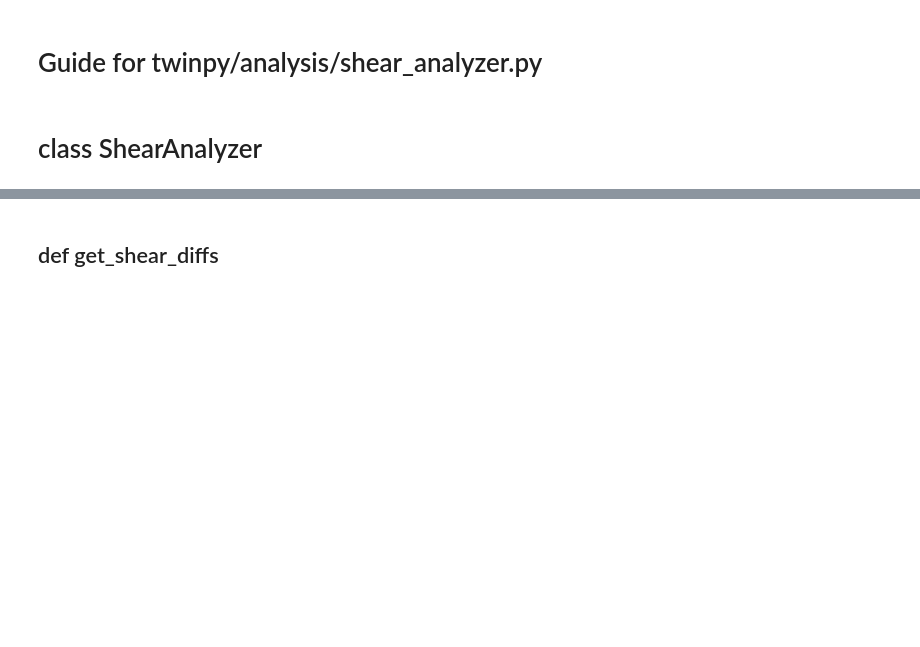
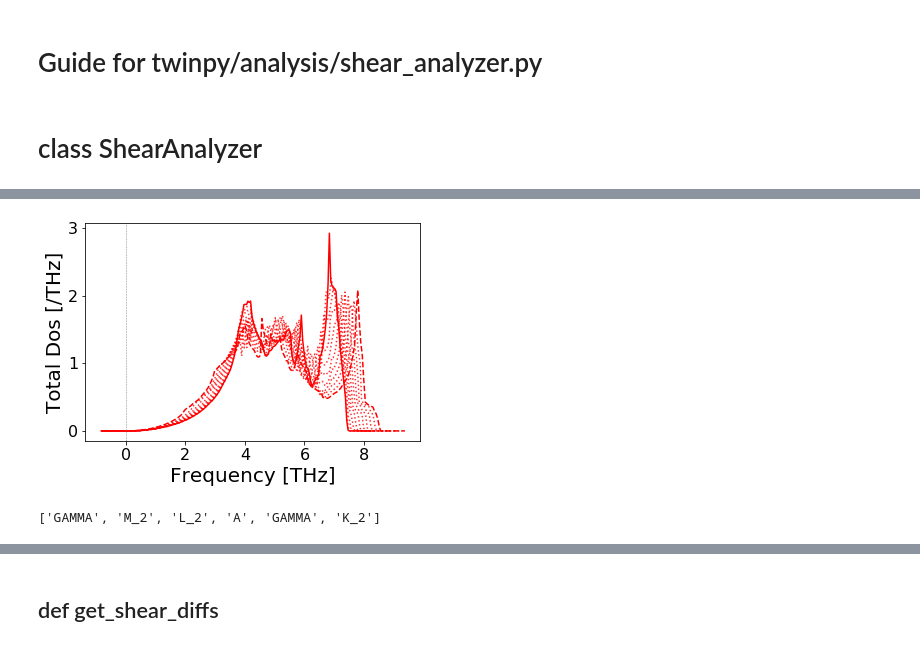
Before and after one commit to kei0822kei/twinpy, a Jupyter notebook: jupyter/analysis/shear_analyzer.ipynb, the cells around one changed output, grey strips where cells are left out. Cells and saved outputs as stored; diff of their text form; code cells hidden in the pictures; blank space fills up the shorter version.

```diff
--- a/jupyter/analysis/shear_analyzer.ipynb
+++ b/jupyter/analysis/shear_analyzer.ipynb
@@ -35,8 +39,8 @@ shear_strain_ratios = [0.00, 0.02, 0.04, 0.06, 0.08]
 # class ShearAnalyzer
 # %%
 aiida_shear = AiidaShearWorkChain(load_node(shear_pk))
-analyzer = aiida_shear.get_shear_analyzer()
-show_info(analyzer, is_class=True)
+shear_analyzer = aiida_shear.get_shear_analyzer()
+show_info(shear_analyzer, is_class=True)
 # %% [output]
 ====== START class information ======
 
@@ -55,3 +59,5 @@ show_info(analyzer, is_class=True)
  '_shear_structure': <twinpy.structure.shear.ShearStructure object at 0x...>}
 
 ======= END class information =======
+# %%
+shear_analyzer.run_mesh()
@@ -57,0 +76,10 @@ show_info(analyzer, is_class=True)
+# %%
+tdoss = shear_analyzer.get_total_doses()
+# %%
+tds = TotalDosesPlot(tdoss)
+# %%
+fig = plt.figure()
+ax = fig.add_subplot(111)
+tds.plot_total_doses(ax=ax)
+# %% [output]
+[figure, added]
@@ -57,0 +97,4 @@ show_info(analyzer, is_class=True)
+# %%
+base_band_labels
+# %% [output]
+['GAMMA', 'M_2', 'L_2', 'A', 'GAMMA', 'K_2']
```
Also changed, not shown: parts of 8 cells of this notebook, 5 other files.
